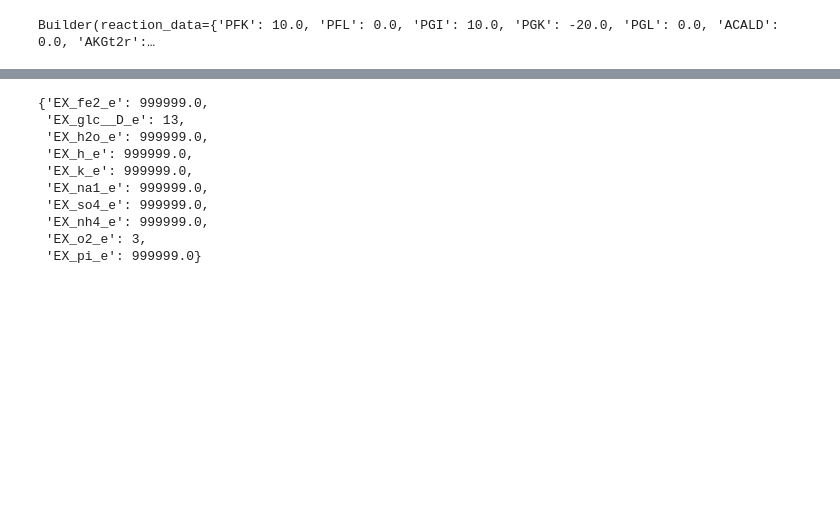
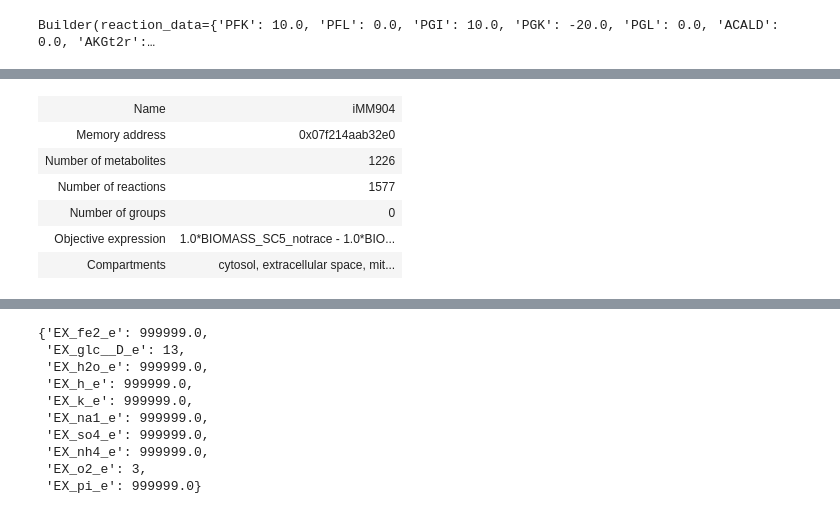
Before and after one commit to lab-biotek-bio-ugm/cobra-workshop, a Jupyter notebook: cell-factory-design-ugm-2021.ipynb, the cells around one changed output, grey strips where cells are left out. Cells and saved outputs as stored; diff of their text form; code cells hidden in the pictures; blank space fills up the shorter version.

```diff
--- a/cell-factory-design-ugm-2021.ipynb
+++ b/cell-factory-design-ugm-2021.ipynb
@@ -264,0 +273,12 @@ Contoh ini diadaptasi dari tutorial cameo: https://pythonhosted.org/cameo/09-van
+# %%
+# Load model
+model2 = models.bigg.iMM904
+model2
+# %% [output]
+| Name | iMM904 |
+| Memory address | 0x07f214aab32e0 |
+| Number of metabolites | 1226 |
+| Number of reactions | 1577 |
+| Number of groups | 0 |
+| Objective expression | 1.0*BIOMASS_SC5_notrace - 1.0*BIO... |
+| Compartments | cytosol, extracellular space, mit... |
```
Also changed, not shown: parts of 12 cells of this notebook, 4 other files.
